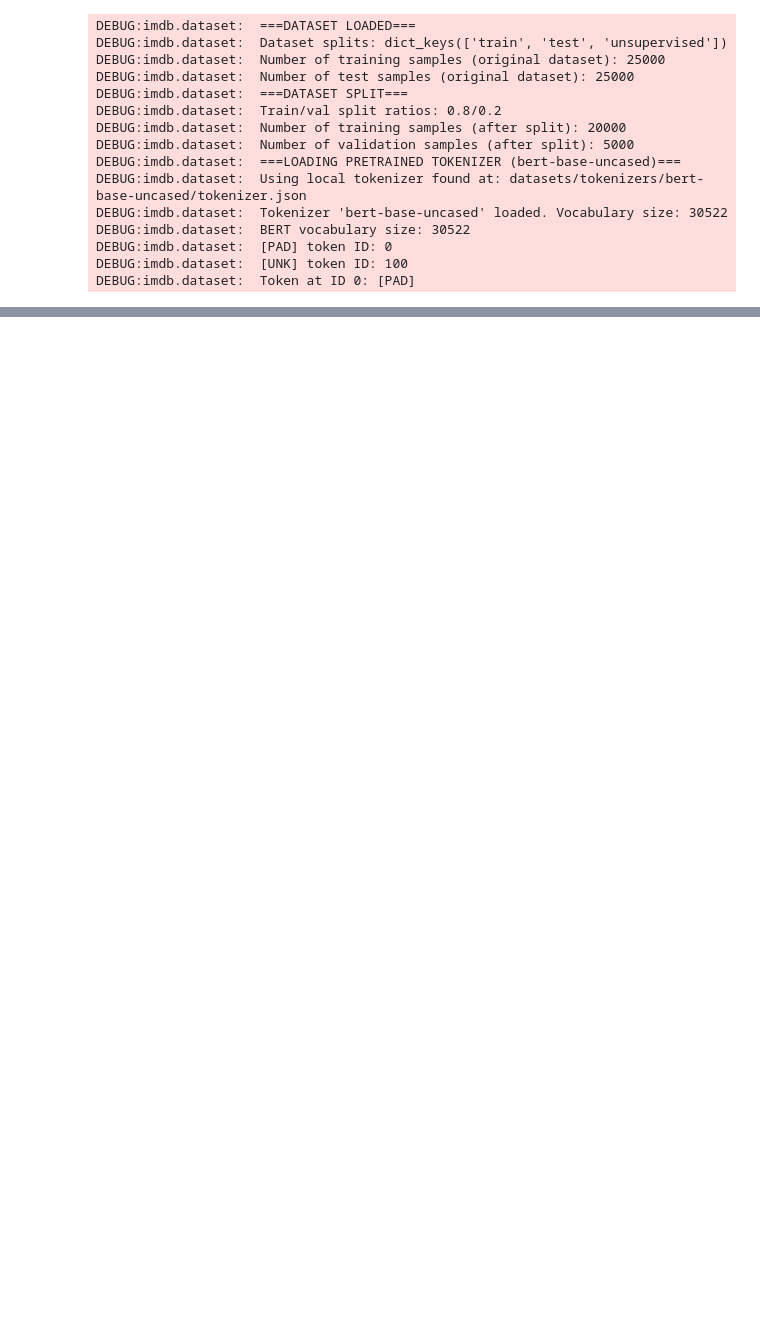
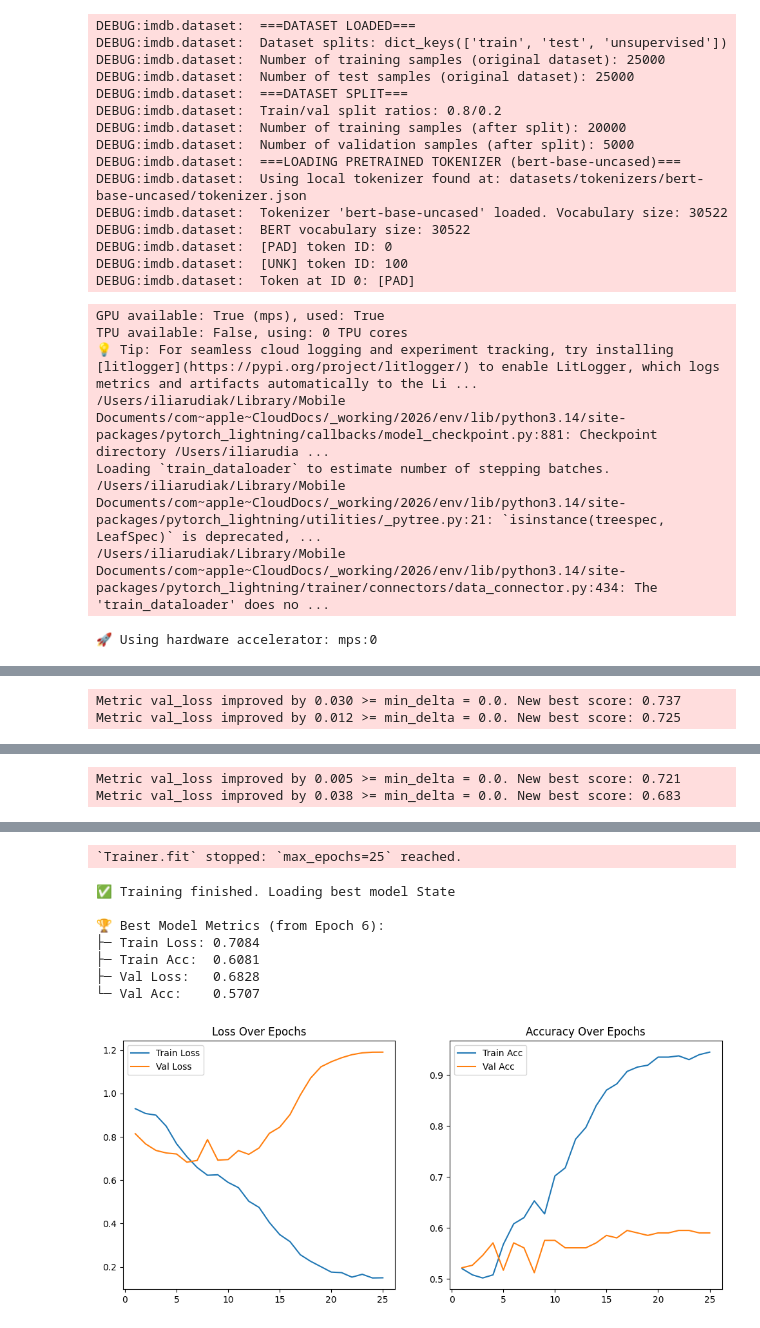
Before and after one commit to ilyarudyak/DL_projects_2026, a Jupyter notebook: 01-sentiment-analysis/14-sentiment_analysis.ipynb, the cells around one changed output, grey strips where cells are left out. Cells and saved outputs as stored; diff of their text form; code cells hidden in the pictures; blank space fills up the shorter version.

```diff
--- a/01-sentiment-analysis/14-sentiment_analysis.ipynb
+++ b/01-sentiment-analysis/14-sentiment_analysis.ipynb
@@ -1429,3 +1488,36 @@ DEBUG:imdb.dataset:  BERT vocabulary size: 30522
 DEBUG:imdb.dataset:  [PAD] token ID: 0
 DEBUG:imdb.dataset:  [UNK] token ID: 100
 DEBUG:imdb.dataset:  Token at ID 0: [PAD]
+# %%
+# Config file for the IMDB sentiment analysis project
+config_file = "configs/config_bert.yaml"
+config = IMDBConfig.from_yaml(config_file)
+
+# Set number of epochs to 1 for quick testing
+config.epochs = 25
+config.patience = 25 # NO early stopping for now
+
+# Create an instance of a TrainerHighLevel with a toy dataset
+trainer = TrainerHighLevel(
+                           config=config,
+                           run_name="config_bert",
+                           config_file=None,
+                           data_limit=1024,
+                           model_class=IMDBModelLPPackedSeq,
+                           device='auto'
+                           )
+
+# Fit the model using the trainer
+trainer.fit()
+
+# Plot the training and validation loss curves
+trainer.plot_training_curves()
+# %% [output]
+GPU available: True (mps), used: True
+TPU available: False, using: 0 TPU cores
+💡 Tip: For seamless cloud logging and experiment tracking, try installing [litlogger](https://pypi.org/project/litlogger/) to enable LitLogger, which logs metrics and artifacts automatically to the Li ...
+/Users/iliarudiak/Library/Mobile Documents/com~apple~CloudDocs/_working/2026/env/lib/python3.14/site-packages/pytorch_lightning/callbacks/model_checkpoint.py:881: Checkpoint directory /Users/iliarudia ...
+Loading `train_dataloader` to estimate number of stepping batches.
+/Users/iliarudiak/Library/Mobile Documents/com~apple~CloudDocs/_working/2026/env/lib/python3.14/site-packages/pytorch_lightning/utilities/_pytree.py:21: `isinstance(treespec, LeafSpec)` is deprecated, ...
+/Users/iliarudiak/Library/Mobile Documents/com~apple~CloudDocs/_working/2026/env/lib/python3.14/site-packages/pytorch_lightning/trainer/connectors/data_connector.py:434: The 'train_dataloader' does no ...
+🚀 Using hardware accelerator: mps:0
@@ -1431,0 +1529,2 @@ DEBUG:imdb.dataset:  Token at ID 0: [PAD]
+Metric val_loss improved by 0.030 >= min_delta = 0.0. New best score: 0.737
+Metric val_loss improved by 0.012 >= min_delta = 0.0. New best score: 0.725
@@ -1431,0 +1532,2 @@ DEBUG:imdb.dataset:  Token at ID 0: [PAD]
+Metric val_loss improved by 0.005 >= min_delta = 0.0. New best score: 0.721
+Metric val_loss improved by 0.038 >= min_delta = 0.0. New best score: 0.683
@@ -1431,0 +1544,9 @@ DEBUG:imdb.dataset:  Token at ID 0: [PAD]
+`Trainer.fit` stopped: `max_epochs=25` reached.
+✅ Training finished. Loading best model State
+
+🏆 Best Model Metrics (from Epoch 6):
+├─ Train Loss: 0.7084
+├─ Train Acc:  0.6081
+├─ Val Loss:   0.6828
+└─ Val Acc:    0.5707
+[figure, added]
```
Also changed, not shown: parts of 4 cells of this notebook, 17 other files.
